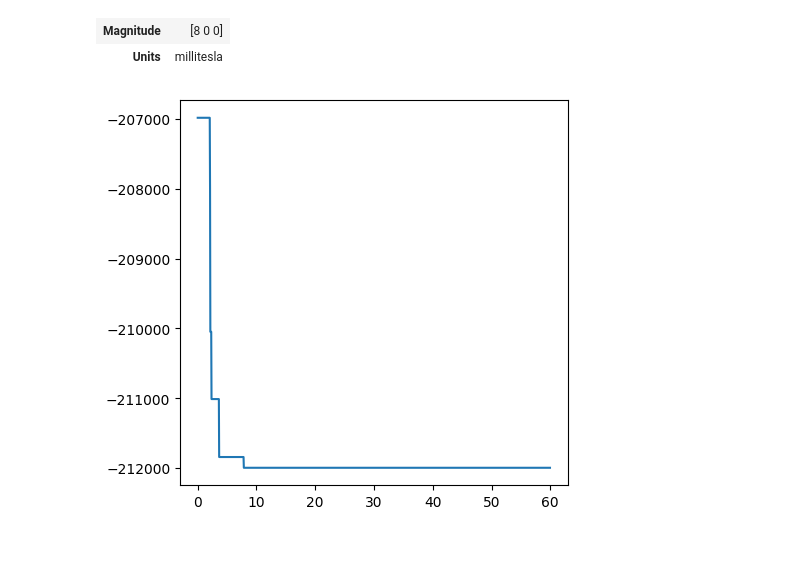
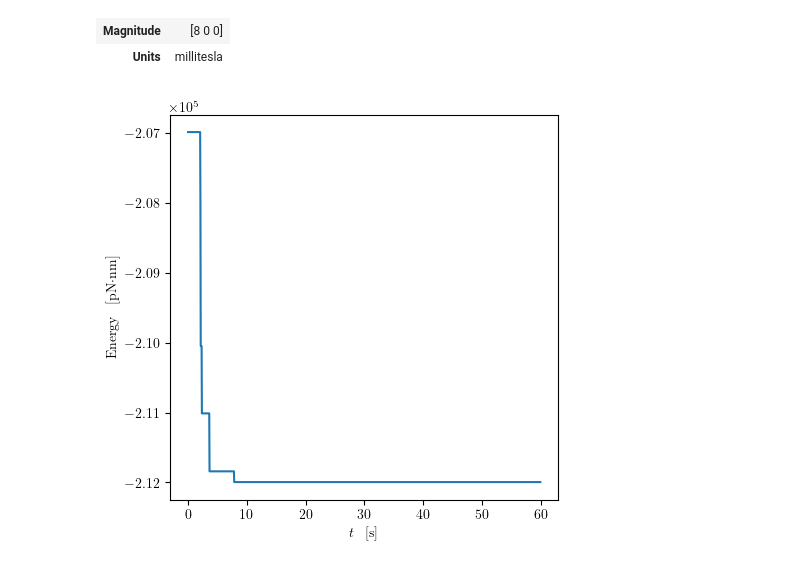
Before and after one commit to leogabac/rotBField, a Jupyter notebook: scripts/test8.ipynb, the cells around one changed output. Saved outputs shown, nothing was run; the diff lists cells and outputs as text; code cells hidden in the pictures.

```diff
--- a/scripts/test8.ipynb
+++ b/scripts/test8.ipynb
@@ -28,6 +28,9 @@ ureg = ice.ureg
 %autoreload 2
 
 idx = pd.IndexSlice
+# %%
+plt.rcParams['text.usetex'] = True
+plt.rcParams['font.family'] = 'serif'
 # %% [markdown]
 # Running the simulations
 # %%
@@ -286,6 +289,10 @@ frames = trj_raw.index.get_level_values("frame").unique().to_numpy()
 # %%
 fig, ax = plt.subplots(figsize=(5,5))
 ax.plot(frames/20,energies)
+ax.set_xlabel("$t$ \, [s]")
+ax.set_ylabel("Energy \, [pN$\cdot$nm]")
+
+plt.ticklabel_format(axis='y', style='sci', scilimits=(0,0), useMathText=True)
 plt.show()
 # %% [output]
-[figure, old version]
+[figure, new version]
```
Also changed, not shown: 8 other files.
